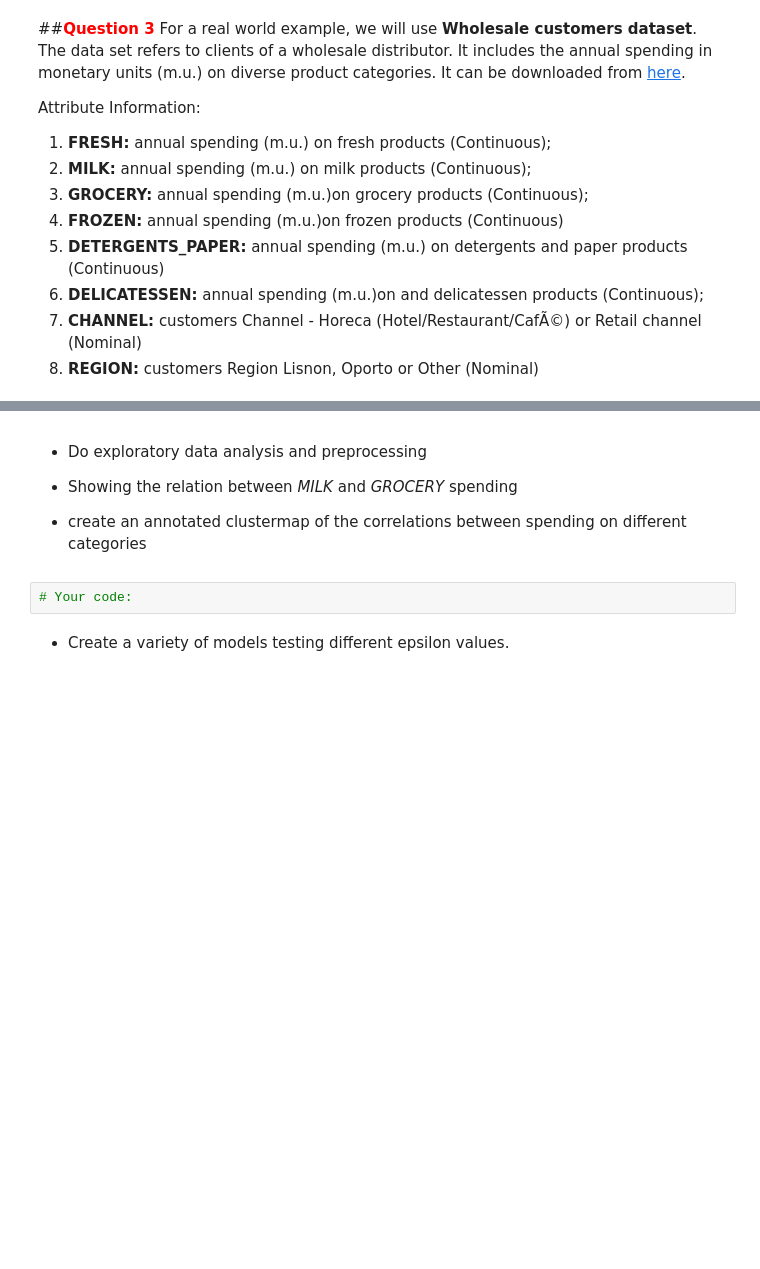
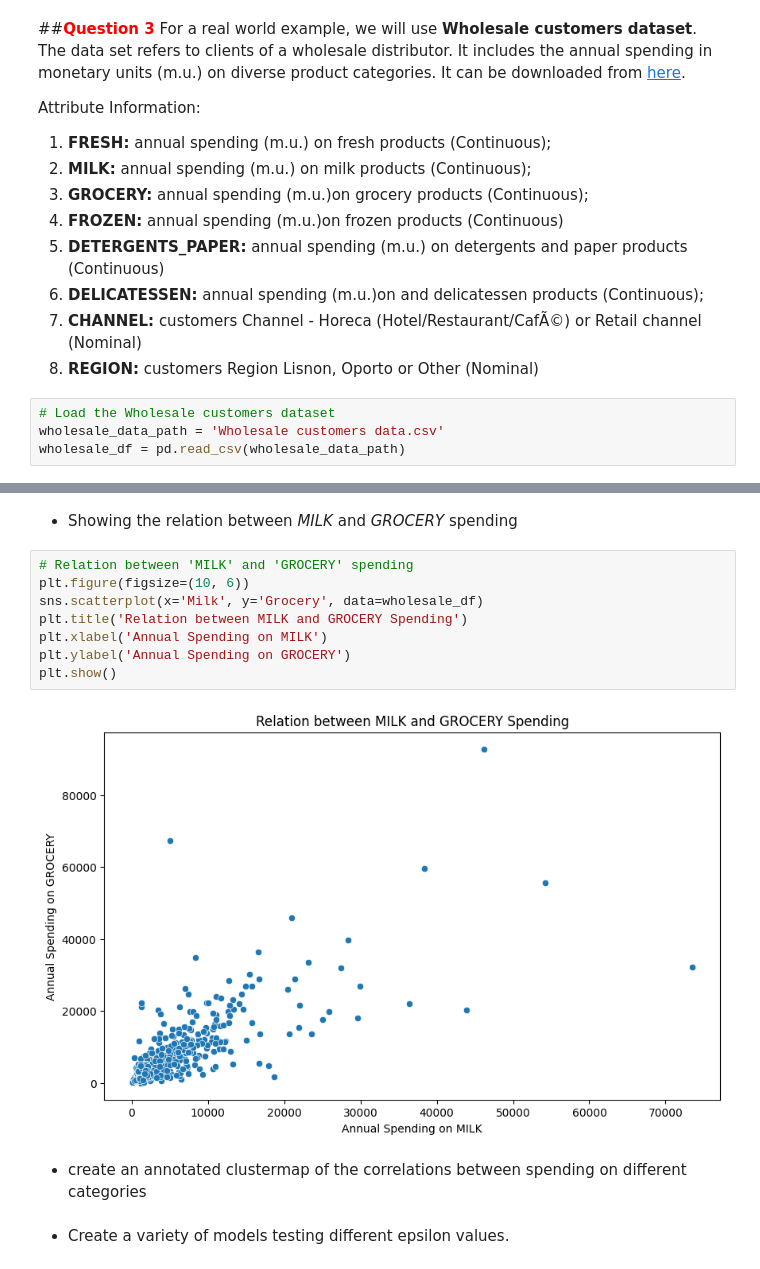
Before and after one commit to peyman886/Machine_Learning, a Jupyter notebook: Bahrak 1402-1/HomeWork/HW06/Machine_Learning_HW06.ipynb, the cells around one changed output, grey strips where cells are left out. Drawn from its saved outputs; the diff is of its cells as text; blank space fills up the shorter version.

```diff
--- a/Bahrak 1402-1/HomeWork/HW06/Machine_Learning_HW06.ipynb
+++ b/Bahrak 1402-1/HomeWork/HW06/Machine_Learning_HW06.ipynb
@@ -384,3 +396,7 @@ Attribute Information:
 6. **DELICATESSEN:** annual spending (m.u.)on and delicatessen products (Continuous);
 7. **CHANNEL:** customers  Channel - Horeca (Hotel/Restaurant/CafÃ©) or Retail channel (Nominal)
 8. **REGION:** customers  Region Lisnon, Oporto or Other (Nominal)
+# %%
+# Load the Wholesale customers dataset
+wholesale_data_path = 'Wholesale customers data.csv'
+wholesale_df = pd.read_csv(wholesale_data_path)
@@ -387,11 +451,17 @@ Attribute Information:
+# %% [markdown]
+- Showing the relation between *MILK* and *GROCERY* spending
+# %%
+# Relation between 'MILK' and 'GROCERY' spending
+plt.figure(figsize=(10, 6))
+sns.scatterplot(x='Milk', y='Grocery', data=wholesale_df)
+plt.title('Relation between MILK and GROCERY Spending')
+plt.xlabel('Annual Spending on MILK')
+plt.ylabel('Annual Spending on GROCERY')
+plt.show()
+# %% [output]
+[figure, added]
 # %% [markdown]
-- Do exploratory data analysis and preprocessing
-
-- Showing the relation between *MILK* and *GROCERY* spending
-
 - create an annotated clustermap of the correlations between spending on different categories
-# %%
-# Your code:
 # %% [markdown]
 - Create a variety of models testing different epsilon values.
 # %%
```
Also changed, not shown: parts of 8 cells of this notebook.
